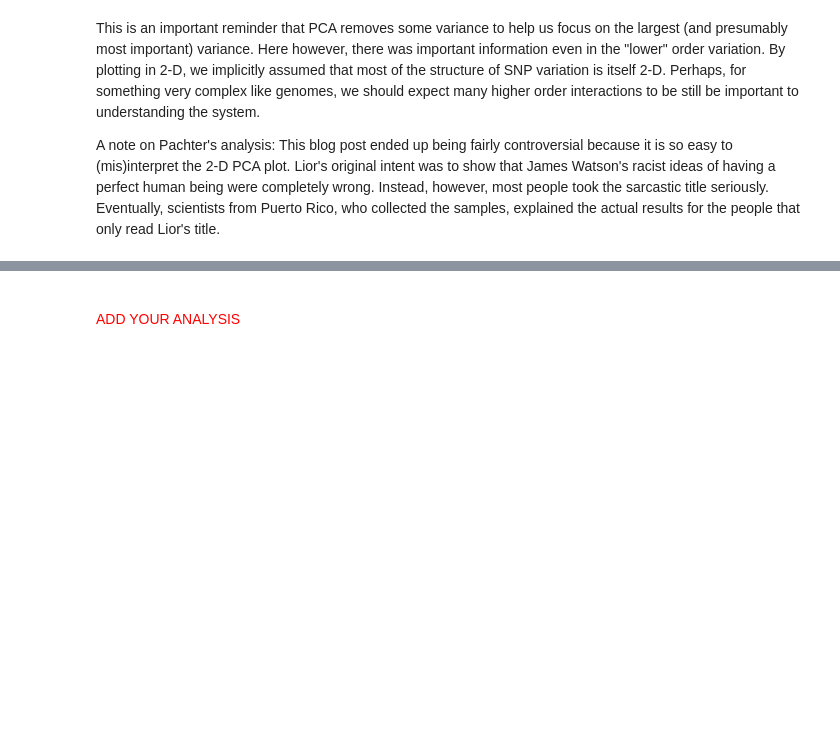
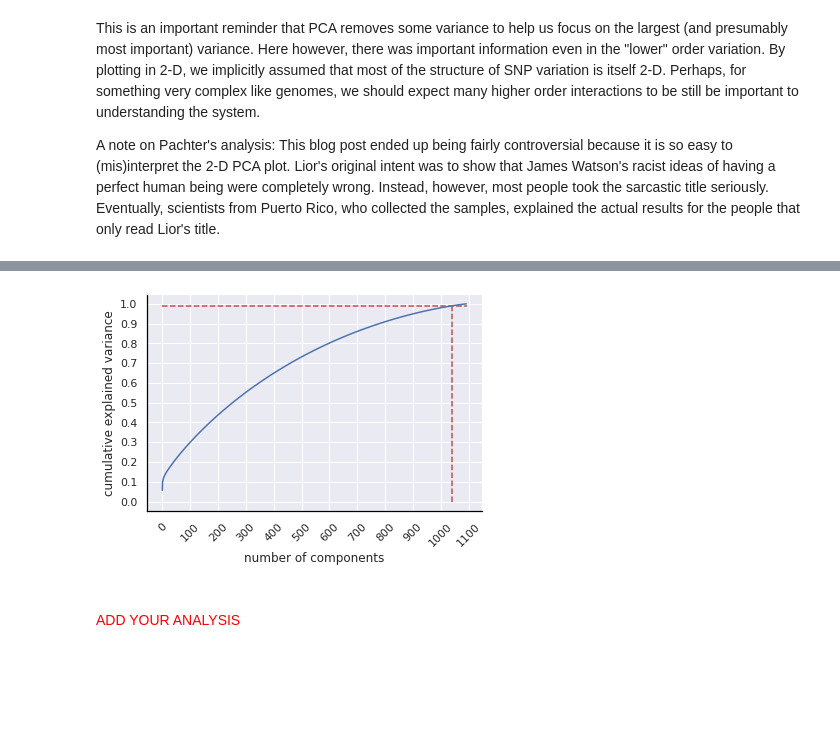
Before and after one commit to Huertas97/APAU_practicas, a Jupyter notebook: Practica_2_PCA/Notebook2_PCA Guillermo García hoyos .ipynb, the cells around one changed output, grey strips where cells are left out. Cells and saved outputs as stored; diff of their text form; code cells hidden in the pictures; blank space fills up the shorter version.

```diff
--- a/Practica_2_PCA/Notebook2_PCA Guillermo García hoyos .ipynb
+++ b/Practica_2_PCA/Notebook2_PCA Guillermo García hoyos .ipynb
@@ -482,2 +496,15 @@ A note on Pachter's analysis: This blog post ended up being fairly controversial
+# %%
+# Paso 1: Cargamos los datos
+df_snp = pd.read_csv('./data/geno_table.txt', delimiter='\t',
+                     index_col='snp_id').transpose()
+df_snp.shape # 1093 filas (individuos) 4967 columnas (SNPs, features o componentes estudiados)
+
+
+# Paso 2: Estandarizamos y normalizamos los datos antes de realizar PCA
+df_snp_std = sklearn.preprocessing.StandardScaler().fit_transform(df_snp) # aquí está normalizado
+
+# Paso 3: Ajustamos el algoritmo PCA a nuestros datos
+# n_components = min(df_snp.shape) Es como trabaja scikitlearn
+snp_pca = PCA().fit(df_snp_std) # empleara todos los componentes dado que no especificamos el número
 # %%
 # Método 1
@@ -514,3 +543,25 @@ La varianza que consigues explicar con estos componentes es: 0.9901765995147426
+# %%
+# Visualización gráfica
+# plot the variance ratio according to the number of components
+fig, (ax) = plt.subplots()
+plt.plot(np.cumsum(snp_pca.explained_variance_ratio_))
+plt.xlabel('number of components')
+plt.ylabel('cumulative explained variance');
+
+xticks = np.arange(0, 1200, 100)
+yticks = np.arange(0, 1.2, 0.1)
+ax.set_xticks(xticks)
+ax.set_yticks(yticks)
+plt.xticks(rotation=45)
+ax.tick_params( direction = 'out')
+
+ax.spines['bottom'].set_color('black')
+ax.spines['left'].set_color('black')
+
+plt.hlines(y = 0.99, xmin = 0, xmax = 1093, linestyle = "dashed", color = "r")
+plt.vlines(x = 1041, ymin = 0,  ymax = 1,  linestyle = "dashed", color = "r");
+# %% [output]
+[figure, added]
 # %% [markdown]
 <br>
 <font color='red'>ADD YOUR ANALYSIS</font>
```
Also changed, not shown: parts of 16 cells of this notebook, 13 other files.
